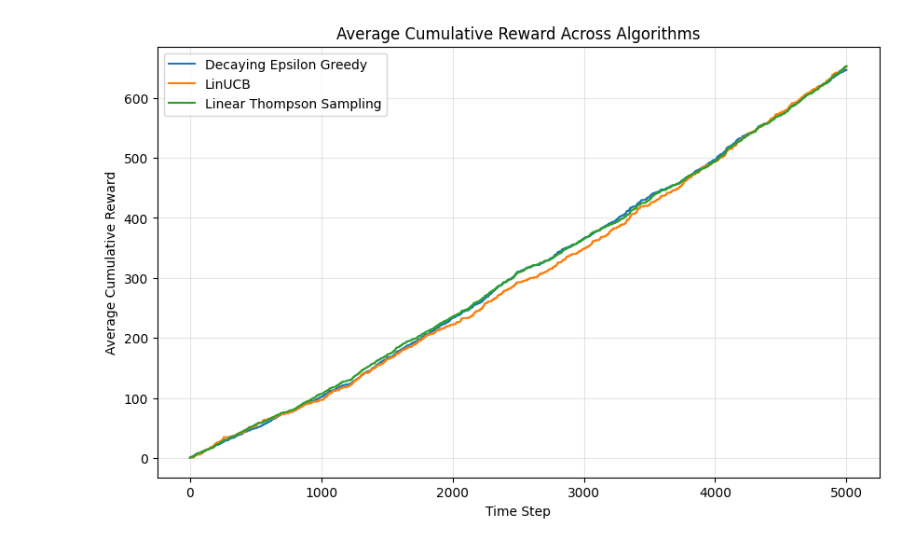
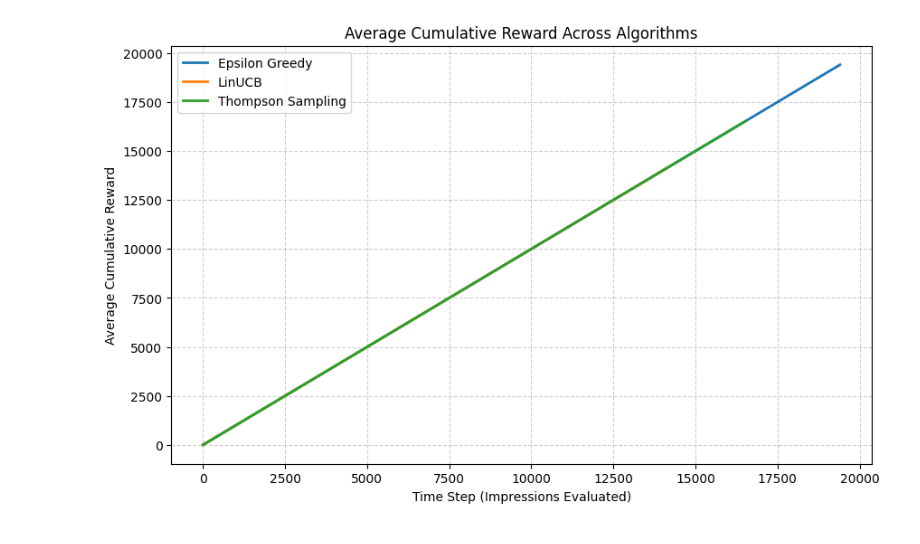
Before and after one commit to eduymil/BT4014, a Jupyter notebook: BT4014_Plotting.ipynb, the cells around one changed output. Saved outputs shown, nothing was run; the diff lists cells and outputs as text; code cells hidden in the pictures.

```diff
--- a/BT4014_Plotting.ipynb
+++ b/BT4014_Plotting.ipynb
@@ -4,71 +4,87 @@ import numpy as np
 import matplotlib.pyplot as plt
 import os
 
-# 1. Load the 3 generated files
-files = ["results_eps.csv", "results_linucb.csv", "results_ts.csv"]
+# ==========================================
+# 1. LOAD AND PREPARE DATA
+# ==========================================
+# Map the filenames to the Algorithm names so we don't get a KeyError
+file_map = {
+    "results_eps.csv": "Epsilon Greedy",
+    "results_linucb.csv": "LinUCB",
+    "results_ts.csv": "Thompson Sampling"
+}
+
 all_results = []
 
-for f in files:
-    if os.path.exists(f):
-        all_results.append(pd.read_csv(f))
+for filename, algo_name in file_map.items():
+    if os.path.exists(filename):
+        df = pd.read_csv(filename)
+
+        # Inject the 'Algorithm' column dynamically based on the filename
+        df["Algorithm"] = algo_name
+
+        # Ensure the column used for grouping is named "Simulation"
+        if "run" in df.columns and "Simulation" not in df.columns:
+            df.rename(columns={"run": "Simulation"}, inplace=True)
+        elif "Simulation" not in df.columns:
+            df["Simulation"] = 0
+
+        all_results.append(df)
     else:
-        print(f"Warning: {f} not found. Did the job finish?")
+        print(f"Warning: {filename} not found in the directory.")
 
 if not all_results:
-    raise ValueError("No result files found! Cannot plot.")
+    raise ValueError("No result files found! Please ensure the CSVs are in the same folder as this notebook.")
 
-# Combine into one dataframe
+# Combine into one master dataframe
 result_df = pd.concat(all_results, ignore_index=True)
 
-# 2. Cumulative Reward Logic
-result_df["cumulative_reward"] = (
-    result_df.sort_values(["Algorithm", "Simulation", "Timestep"])
-    .groupby(["Algorithm", "Simulation"])["Reward"]
-    .cumsum()
-)
+# Sort chronologically to ensure accurate cumulative math
+result_df = result_df.sort_values(["Algorithm", "Simulation", "Timestep"])
 
+# ==========================================
+# 2. CUMULATIVE REWARD PLOT
+# ==========================================
+# Average the cumulative reward across all simulations (0 through 9)
 avg_cum_reward = (
-    result_df.groupby(["Algorithm", "Timestep"])["cumulative_reward"]
+    result_df.groupby(["Algorithm", "Timestep"])["Cumulative_Reward"]
     .mean().reset_index()
 )
 
-# Plot Cumulative Reward
 plt.figure(figsize=(10, 6))
 for algo in avg_cum_reward["Algorithm"].unique():
     data = avg_cum_reward[avg_cum_reward["Algorithm"] == algo]
-    plt.plot(data["Timestep"], data["cumulative_reward"], label=algo)
+    plt.plot(data["Timestep"], data["Cumulative_Reward"], label=algo, linewidth=2)
 
-plt.xlabel("Time Step")
+plt.xlabel("Time Step (Impressions Evaluated)")
 plt.ylabel("Average Cumulative Reward")
 plt.title("Average Cumulative Reward Across Algorithms")
 plt.legend()
-plt.grid(True, alpha=0.3)
+plt.grid(True, linestyle='--', alpha=0.6)
 plt.show()
 
-# 3. Probability of Best Arm Logic
-result_df["Step"] = (
-    result_df.sort_values(["Algorithm", "Simulation", "Timestep"])
-    .groupby(["Algorithm", "Simulation"]).cumcount() + 1
-)
+# ==========================================
+# 3. PROBABILITY OF BEST ARM (CTR) PLOT
+# ==========================================
+# Probability = Total Reward so far / Total Steps so far
+result_df["Prob_Best_Arm"] = result_df["Cumulative_Reward"] / result_df["Timestep"]
 
-result_df["Prob_Best_Arm"] = result_df["cumulative_reward"] / result_df["Step"]
-
+# Average the probability (CTR) across all simulations
 avg_prob = (
     result_df.groupby(["Algorithm", "Timestep"])["Prob_Best_Arm"]
     .mean().reset_index()
 )
 
-# Plot Probability
 plt.figure(figsize=(10, 6))
 for algo in avg_prob["Algorithm"].unique():
     data = avg_prob[avg_prob["Algorithm"] == algo]
-    plt.plot(data["Timestep"], data["Prob_Best_Arm"], label=algo)
+    plt.plot(data["Timestep"], data["Prob_Best_Arm"], label=algo, linewidth=2)
 
-plt.xlabel("Timestep")
-plt.ylabel("Probability of Best Arm")
-plt.title("Probability of Selecting Correct Arm (Averaged)")
+plt.xlabel("Time Step (Impressions Evaluated)")
+plt.ylabel("Probability of Best Arm (CTR)")
+plt.title("Probability of Selecting Correct Arm (Learning Curve)")
 plt.legend()
-plt.grid(True, alpha=0.3)
+plt.grid(True, linestyle='--', alpha=0.6)
 plt.show()
 # %% [output]
-[figure, old version]
+[figure, new version]
```
Also changed, not shown: parts of 1 cell of this notebook, 2 other files.
